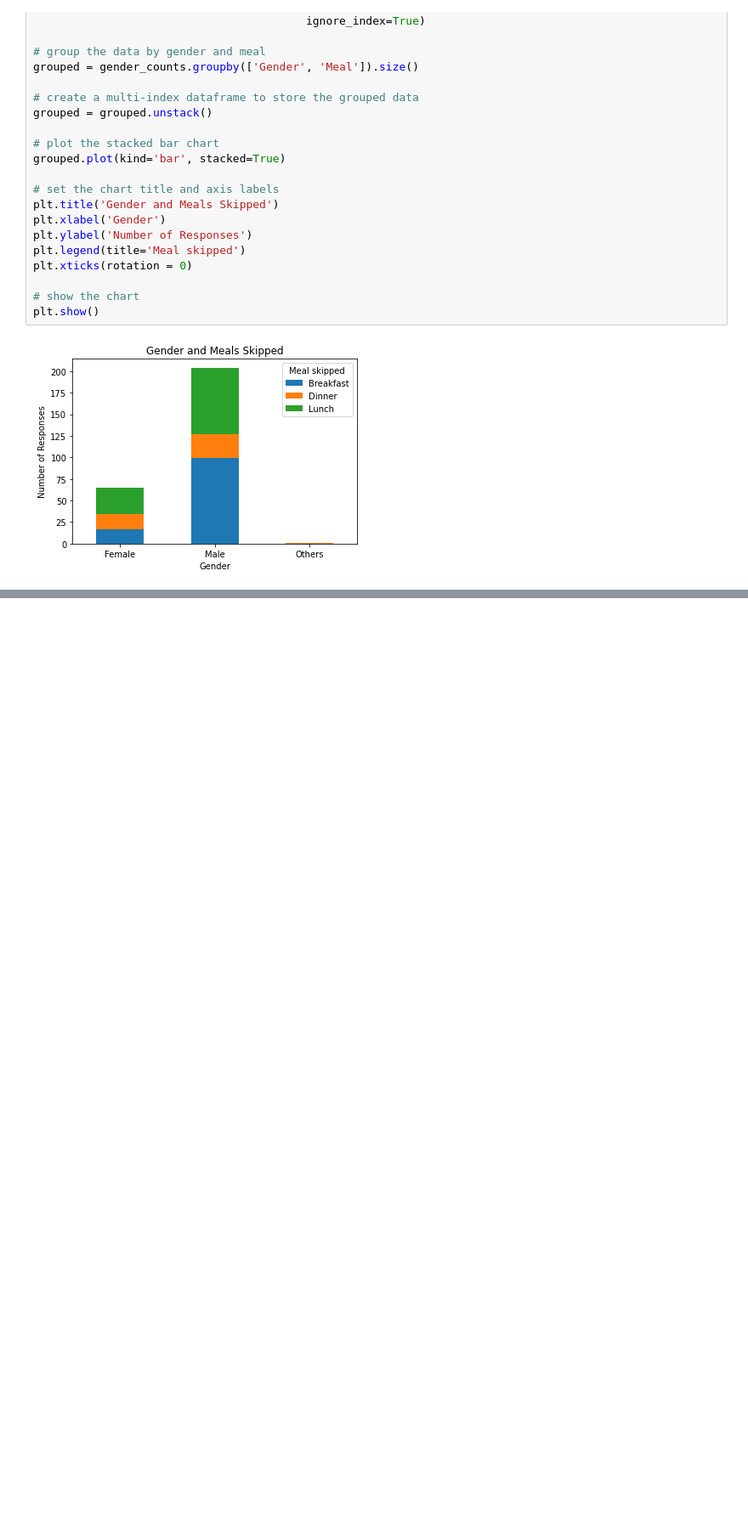
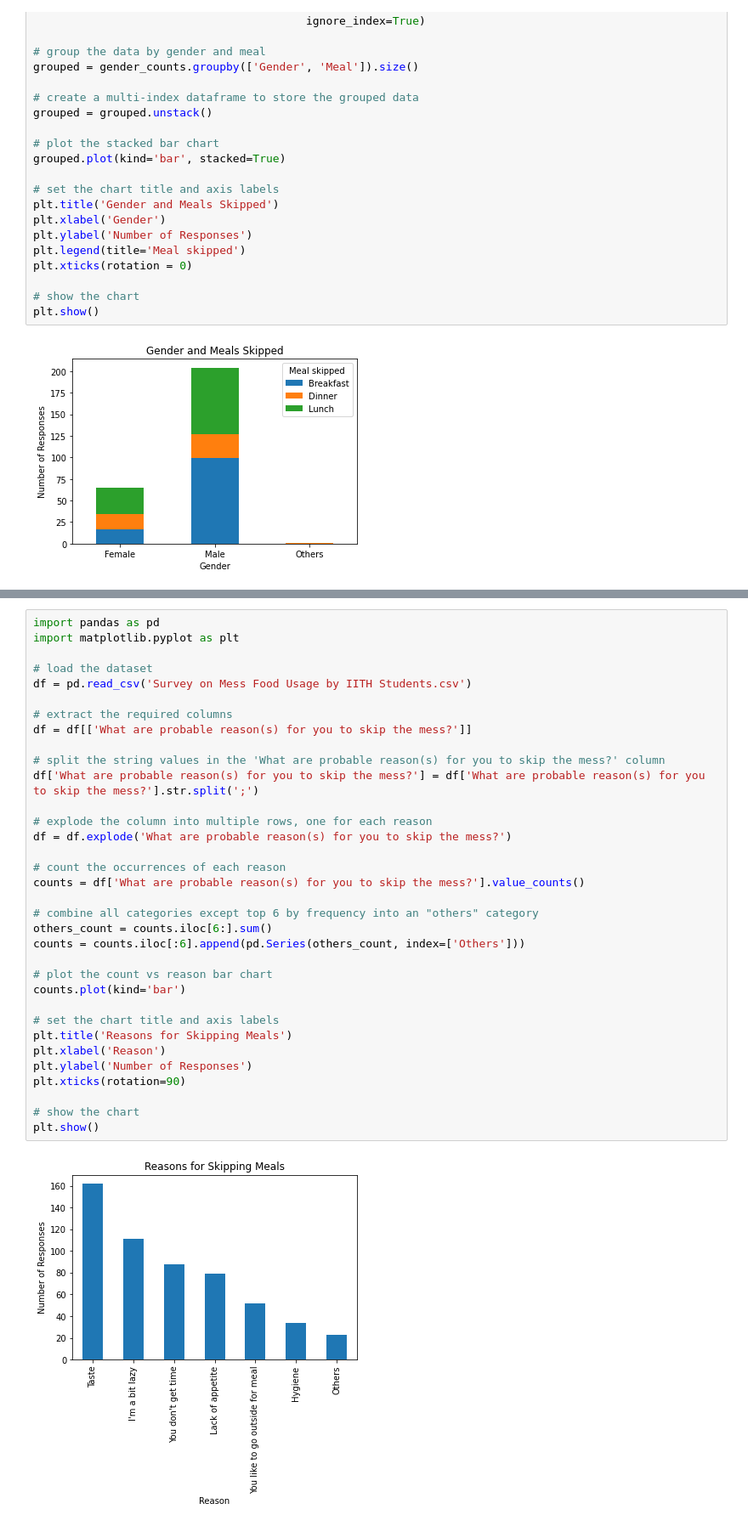
Before and after one commit to White-Devil09/MA4240, a Jupyter notebook: AppliedStats_Figs.ipynb, the cells around one changed output, grey strips where cells are left out. Shown: that part at 85% size. Saved outputs shown, nothing was run; the diff lists cells and outputs as text; blank space fills up the shorter version.

```diff
--- a/AppliedStats_Figs.ipynb
+++ b/AppliedStats_Figs.ipynb
@@ -272,0 +237,36 @@ plt.show()
+# %%
+import pandas as pd
+import matplotlib.pyplot as plt
+
+# load the dataset
+df = pd.read_csv('Survey on Mess Food Usage by IITH Students.csv')
+
+# extract the required columns
+df = df[['What are probable reason(s) for you to skip the mess?']]
+
+# split the string values in the 'What are probable reason(s) for you to skip the mess?' column
+df['What are probable reason(s) for you to skip the mess?'] = df['What are probable reason(s) for you to skip the mess?'].str.split(';')
+
+# explode the column into multiple rows, one for each reason
+df = df.explode('What are probable reason(s) for you to skip the mess?')
+
+# count the occurrences of each reason
+counts = df['What are probable reason(s) for you to skip the mess?'].value_counts()
+
+# combine all categories except top 6 by frequency into an "others" category
+others_count = counts.iloc[6:].sum()
+counts = counts.iloc[:6].append(pd.Series(others_count, index=['Others']))
+
+# plot the count vs reason bar chart
+counts.plot(kind='bar')
+
+# set the chart title and axis labels
+plt.title('Reasons for Skipping Meals')
+plt.xlabel('Reason')
+plt.ylabel('Number of Responses')
+plt.xticks(rotation=90)
+
+# show the chart
+plt.show()
+# %% [output]
+[figure, added]
```
Also changed, not shown: parts of 4 cells of this notebook.
